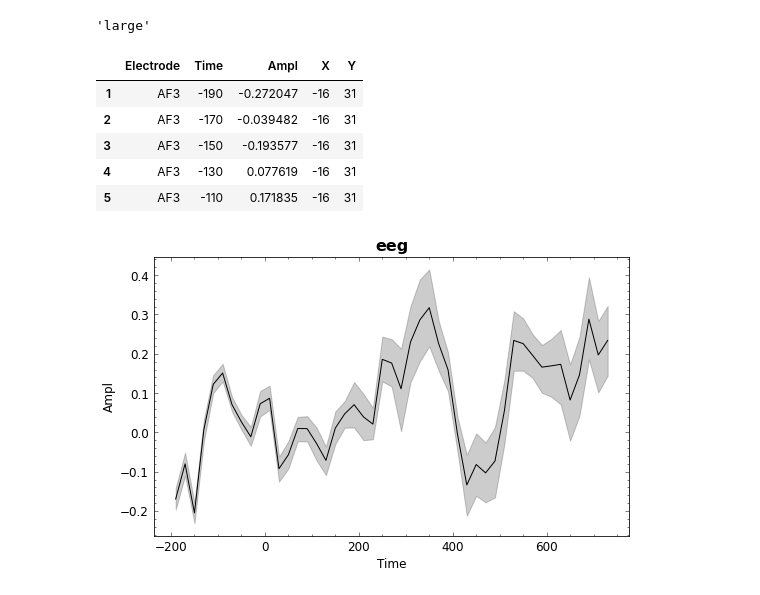
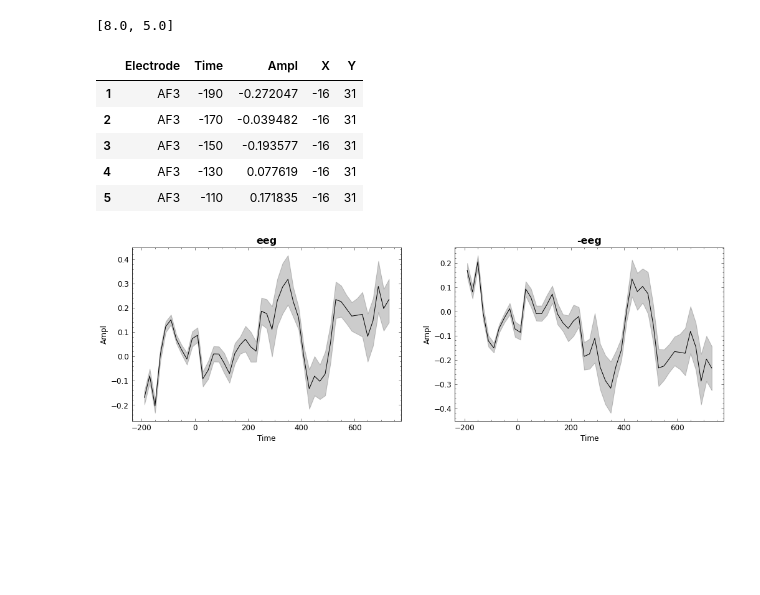
Before and after one commit to Rogerio-mack/Temporal, a Jupyter notebook: tsp_mplstyle_teste.ipynb, the cells around one changed output. Cells and saved outputs as stored; diff of their text form; code cells hidden in the pictures; blank space fills up the shorter version.

```diff
--- a/tsp_mplstyle_teste.ipynb
+++ b/tsp_mplstyle_teste.ipynb
@@ -6,3 +6,5 @@ import pandas as pd
 import matplotlib.pyplot as plt
 %matplotlib inline
 import seaborn as sns
+# %%
+plt.rcParams['figure.figsize']
@@ -102,3 +106,15 @@ with open('tsp.mplstyle', 'w') as writefile:
     writefile.write(line + '\n')
 
 # !cat tsp.mplstyle
+# %%
+plt.style.use([ 'grayscale' , '/content/tsp.mplstyle' ])
+
+url = 'https://vincentarelbundock.github.io/Rdatasets/csv/itsadug/eeg.csv'
+
+df = pd.read_csv(url,index_col=0) # , usecols=['time','value'], index_col=['time'])
+display(df.head())
+
+fig, ax = plt.subplots()
+sns.lineplot(x=df.Time, y=df.Ampl, ax=ax)
+ax.set_title(url.split('/')[-1].split('.csv')[0])
+plt.show()
@@ -105,26 +129,27 @@ with open('tsp.mplstyle', 'w') as writefile:
 # %%
-plt.rcParams['figure.titlesize']
+plt.rcParams['figure.figsize']
 # %% [output]
-'large'
+[8.0, 5.0]
 # %%
 plt.style.use([ 'grayscale' , '/content/tsp.mplstyle' ])
-plt.rcParams.update({'figure.titlesize': 30})
-
 
 url = 'https://vincentarelbundock.github.io/Rdatasets/csv/itsadug/eeg.csv'
 
 df = pd.read_csv(url,index_col=0) # , usecols=['time','value'], index_col=['time'])
 display(df.head())
 
-fig, ax = plt.subplots()
-sns.lineplot(x=df.Time, y=df.Ampl, ax=ax)
-ax.set_title(url.split('/')[-1].split('.csv')[0])
+fig, (ax1, ax2) = plt.subplots(1,2,figsize=(16,5))
+sns.lineplot(x=df.Time, y=df.Ampl, ax=ax1)
+ax1.set_title(url.split('/')[-1].split('.csv')[0])
+
+sns.lineplot(x=df.Time, y=-df.Ampl, ax=ax2)
+ax2.set_title('-' + url.split('/')[-1].split('.csv')[0])
 plt.show()
 # %% [output]
 |  | Electrode | Time | Ampl | X | Y |
 | 1 | AF3 | -190 | -0.272047 | -16 | 31 |
 | 2 | AF3 | -170 | -0.039482 | -16 | 31 |
 | 3 | AF3 | -150 | -0.193577 | -16 | 31 |
 | 4 | AF3 | -130 | 0.077619 | -16 | 31 |
 | 5 | AF3 | -110 | 0.171835 | -16 | 31 |
-[figure, old version]
+[figure, new version]
```
Also changed, not shown: parts of 3 cells of this notebook.
